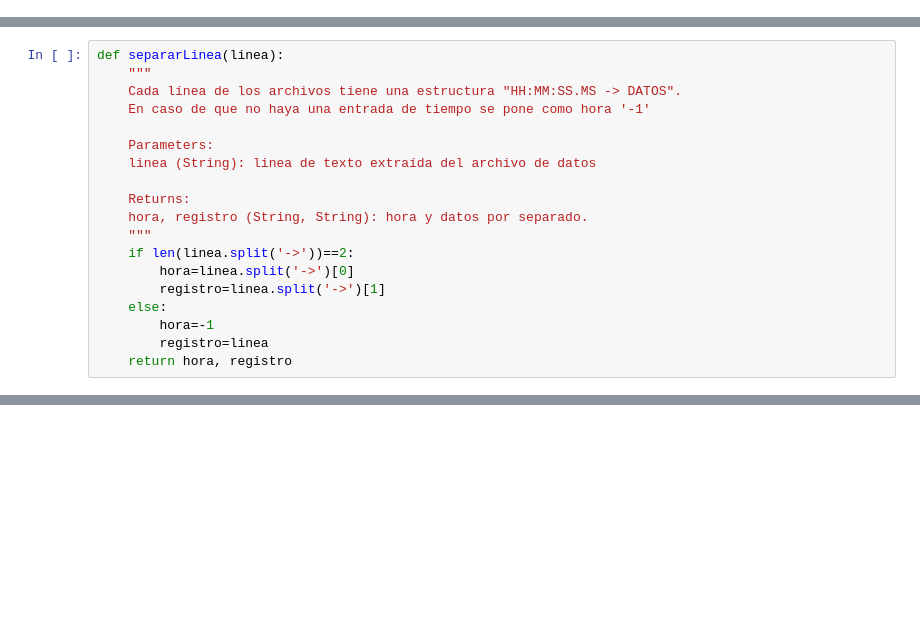
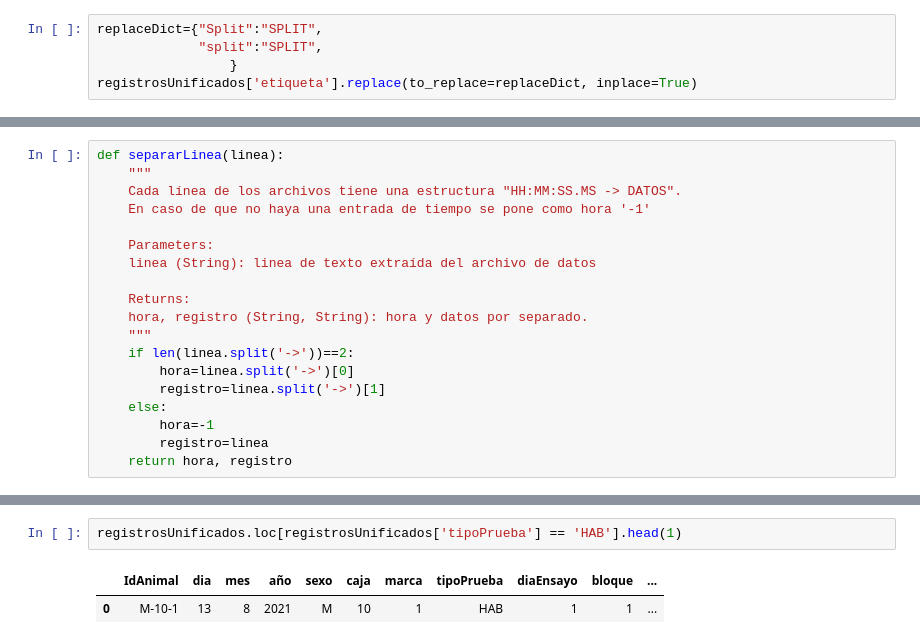
Before and after one commit to Traintain/NosePoke, a Jupyter notebook: ProcesarDatos/Procesamiento de datos.ipynb, the cells around one changed output, grey strips where cells are left out. Saved outputs shown, nothing was run; the diff lists cells and outputs as text; blank space fills up the shorter version.

```diff
--- a/ProcesarDatos/Procesamiento de datos.ipynb
+++ b/ProcesarDatos/Procesamiento de datos.ipynb
@@ -240,6 +240,11 @@ Los datos de la columna 'etiqueta' indican errores que se encontraron luego de u
 | SPLIT/Split/split | Archivos que tienen entre 30 y 50 ensayos, los cuales no son consecutivos |
 | EXCLUDE |  Machos C35_2 Y C21_2. Uno de ellos no logró el criterio de habituación en 20 días y debimos sacarlo del estudio, mientras que el otro se murió por el camino. De ese animal solo tenemos los datos de habituación que pueden servir (C35_2) |
 | error de asignación |
+# %%
+replaceDict={"Split":"SPLIT",
+             "split":"SPLIT",
+                 }
+registrosUnificados['etiqueta'].replace(to_replace=replaceDict, inplace=True)
 # %%
 # registrosUnificados.loc[registrosUnificados['etiqueta'] == 'SPLIT']['nombreArchivo'].values
 registrosUnificados.loc[registrosUnificados['etiqueta'] == 'SPLIT'].head(5)
@@ -305,0 +312,5 @@ Cada prueba de habituación cuenta con 50 ensayos. En cada uno de ellos se tiene
+# %%
+registrosUnificados.loc[registrosUnificados['tipoPrueba'] == 'HAB'].head(1)
+# %% [output]
+|  | IdAnimal | dia | mes | año | sexo | caja | marca | tipoPrueba | diaEnsayo | bloque | ... |
+| 0 | M-10-1 | 13 | 8 | 2021 | M | 10 | 1 | HAB | 1 | 1 | ... |
```
Also changed, not shown: parts of 4 cells of this notebook.
